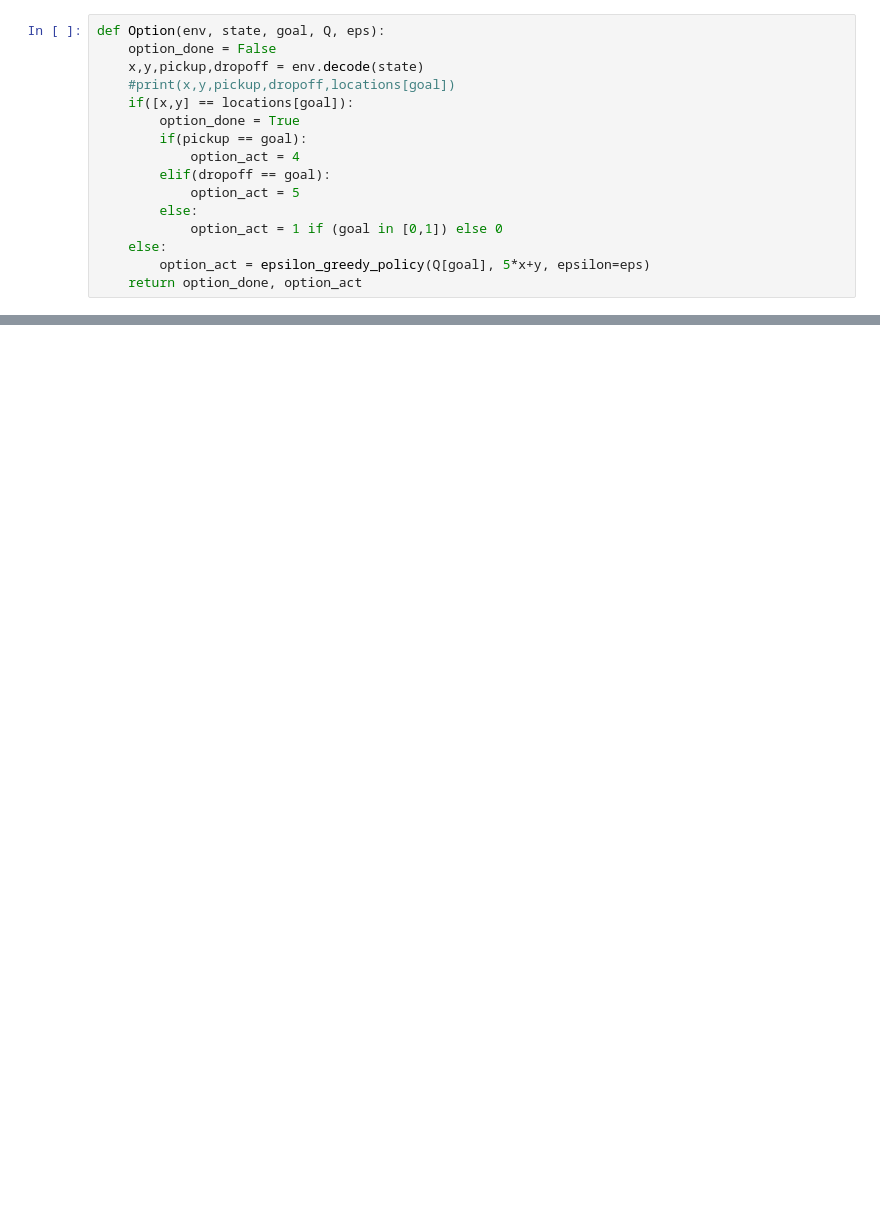
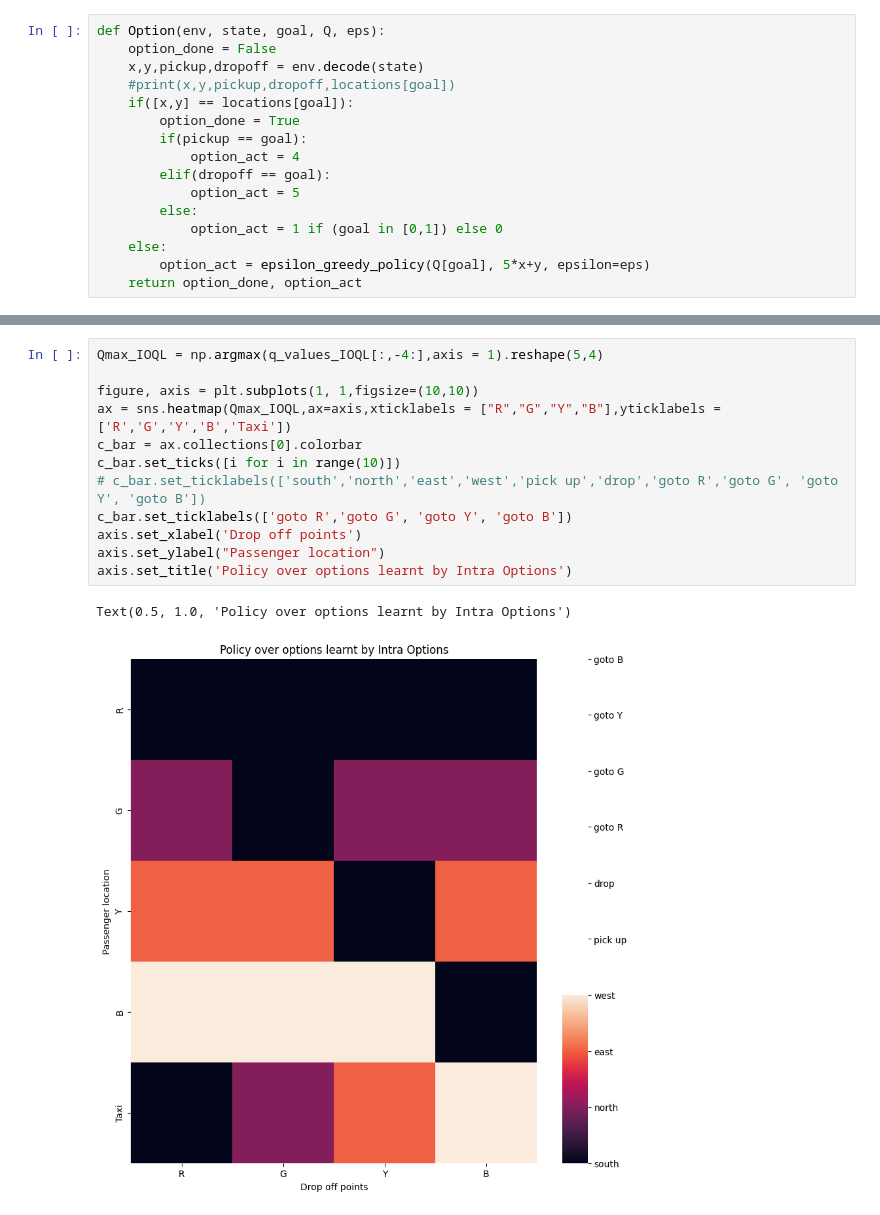
Before and after one commit to Akranth3/CS6700-IITM, a Jupyter notebook: Assignment 3/model.ipynb, the cells around one changed output, grey strips where cells are left out. Saved outputs shown, nothing was run; the diff lists cells and outputs as text; blank space fills up the shorter version.

```diff
--- a/Assignment 3/model.ipynb
+++ b/Assignment 3/model.ipynb
@@ -305,0 +308,15 @@ plt.legend()
+# %%
+Qmax_IOQL = np.argmax(q_values_IOQL[:,-4:],axis = 1).reshape(5,4)
+
+figure, axis = plt.subplots(1, 1,figsize=(10,10))
+ax = sns.heatmap(Qmax_IOQL,ax=axis,xticklabels = ["R","G","Y","B"],yticklabels = ['R','G','Y','B','Taxi'])
+c_bar = ax.collections[0].colorbar
+c_bar.set_ticks([i for i in range(10)])
+# c_bar.set_ticklabels(['south','north','east','west','pick up','drop','goto R','goto G', 'goto Y', 'goto B'])
+c_bar.set_ticklabels(['goto R','goto G', 'goto Y', 'goto B'])
+axis.set_xlabel('Drop off points')
+axis.set_ylabel("Passenger location")
+axis.set_title('Policy over options learnt by Intra Options')
+# %% [output]
+Text(0.5, 1.0, 'Policy over options learnt by Intra Options')
+[figure, added]
```
Also changed, not shown: parts of 8 cells of this notebook, 3 other files.
